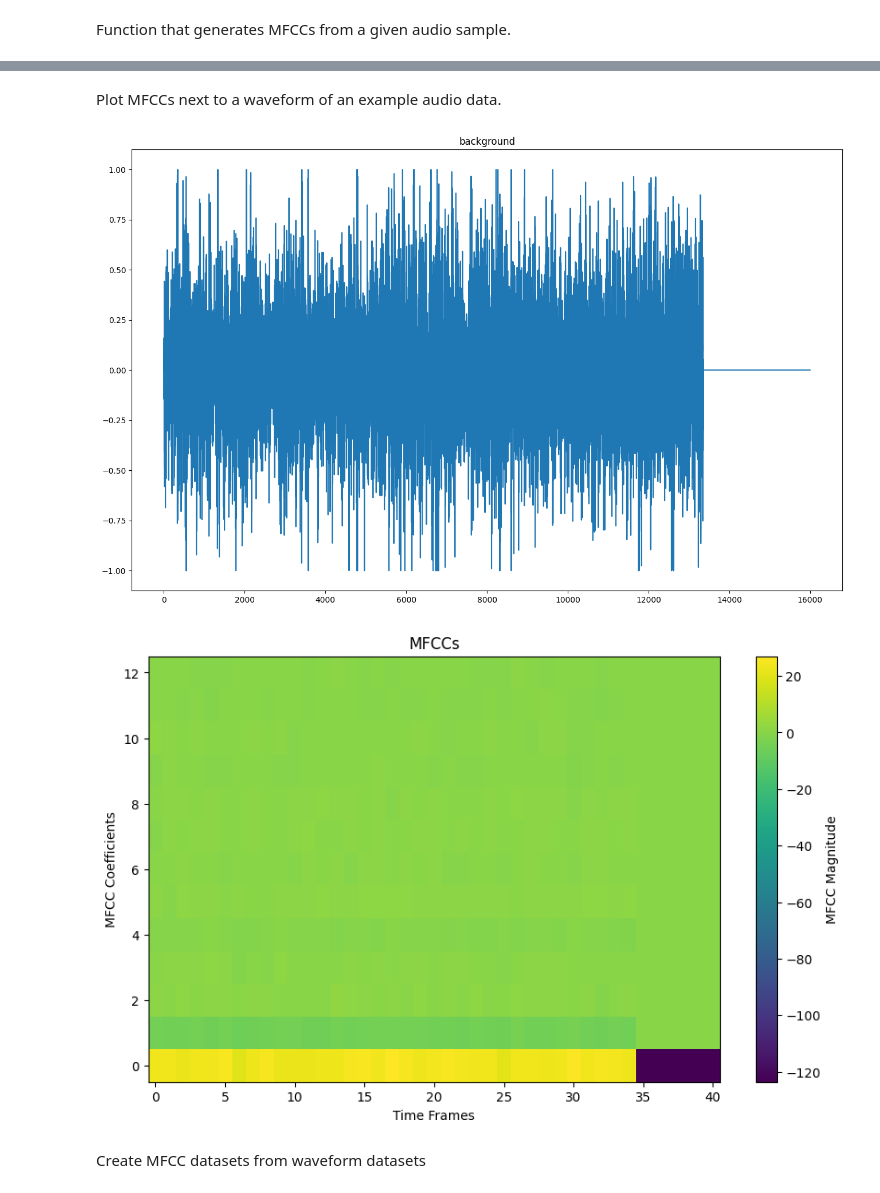
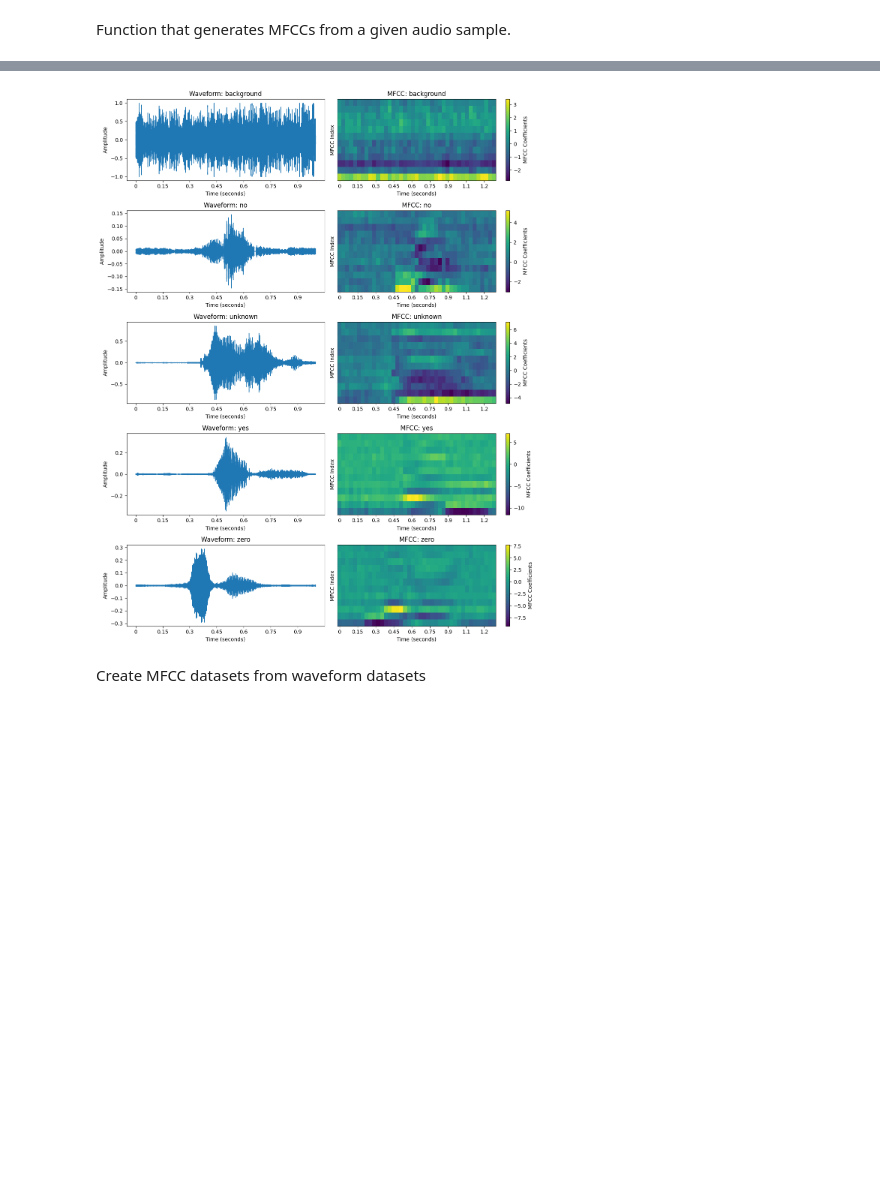
Before and after one commit to lbalic21/keyword_spotting, a Jupyter notebook: neural_network/kws_network.ipynb, the cells around one changed output, grey strips where cells are left out. Saved outputs shown, nothing was run; the diff lists cells and outputs as text; code cells hidden in the pictures; blank space fills up the shorter version.

```diff
--- a/neural_network/kws_network.ipynb
+++ b/neural_network/kws_network.ipynb
@@ -513,13 +424,61 @@ Audio playback
-# %% [markdown]
-Plot MFCCs next to a waveform of an example audio data.
-# %%
-plt.figure(figsize=(16, 10))
-plt.plot(waveform)
-plt.title(label)
-plot_mfccs(tf.squeeze(mfccs, axis=-1))
-# %% [output]
-[figure, removed]
-[figure, removed]
+# %%
+# Define the root folder
+root_folder = "./commands"
+
+# Check if the root folder exists
+if not os.path.exists(root_folder):
+    print(f"Error: The folder '{root_folder}' does not exist.")
+    exit()
+
+# List subfolders in the root folder
+subfolders = [os.path.join(root_folder, sub) for sub in os.listdir(root_folder) if os.path.isdir(os.path.join(root_folder, sub))]
+
+# Dictionary to store one file per subfolder
+selected_files = {}
+
+# Select one WAV file per subfolder
+for subfolder in subfolders:
+    wav_files = [f for f in os.listdir(subfolder) if f.endswith(".wav")]
+    if wav_files:
+        selected_files[subfolder] = os.path.join(subfolder, wav_files[0])  # Pick the first file
+
+# Check if any WAV files were found
+if not selected_files:
+    print("No WAV files found in the subfolders.")
+    exit()
+
+# Plot waveforms and MFCCs
+num_files = len(selected_files)
+plt.figure(figsize=(12, num_files * 3))
+
+for i, (subfolder, wav_file) in enumerate(selected_files.items()):
+    # Load audio using librosa
+    signal, sample_rate = librosa.load(wav_file, sr=None)
+
+     # Convert to TensorFlow tensor and generate MFCCs
+    signal_tf = tf.convert_to_tensor(signal, dtype=tf.float32)
+    mfccs = generate_mfccs(signal_tf)
+    mfccs = np.squeeze(mfccs.numpy().T)  # Convert to NumPy and adjust shape
+
+    # Plot Waveform
+    plt.subplot(num_files, 2, 2 * i + 1)
+    librosa.display.waveshow(signal, sr=sample_rate)
+    plt.title(f"Waveform: {os.path.basename(subfolder)}")
+    plt.xlabel("Time (seconds)")
+    plt.ylabel("Amplitude")
+
+    # Plot MFCCs
+    plt.subplot(num_files, 2, 2 * i + 2)
+    librosa.display.specshow(mfccs, sr=sample_rate, x_axis="time", cmap="viridis")
+    plt.colorbar(label="MFCC Coefficients")
+    plt.title(f"MFCC: {os.path.basename(subfolder)}")
+    plt.xlabel("Time (seconds)")
+    plt.ylabel("MFCC Index")
+
+plt.tight_layout()
+plt.show()
+# %% [output]
+[figure, added]
 # %% [markdown]
 Create MFCC datasets from waveform datasets
 # %%
```
Also changed, not shown: parts of 20 cells of this notebook, 10 other files.
